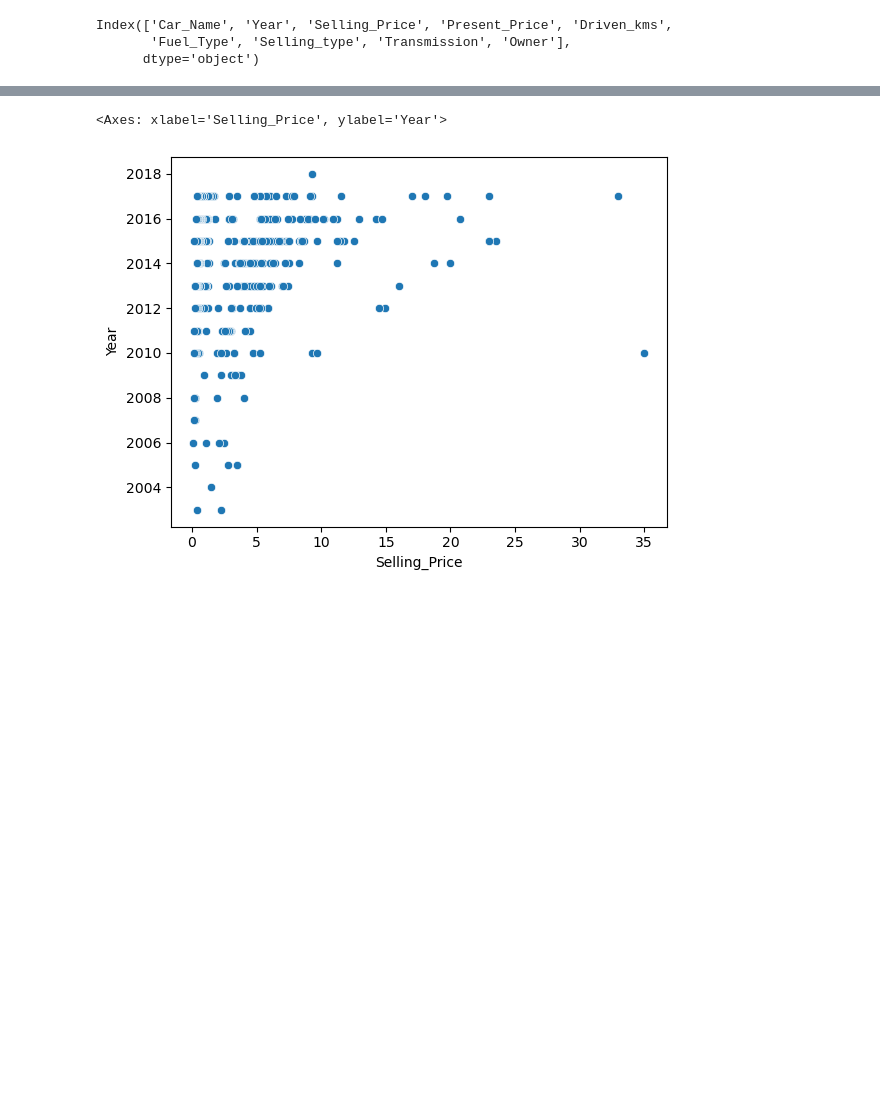
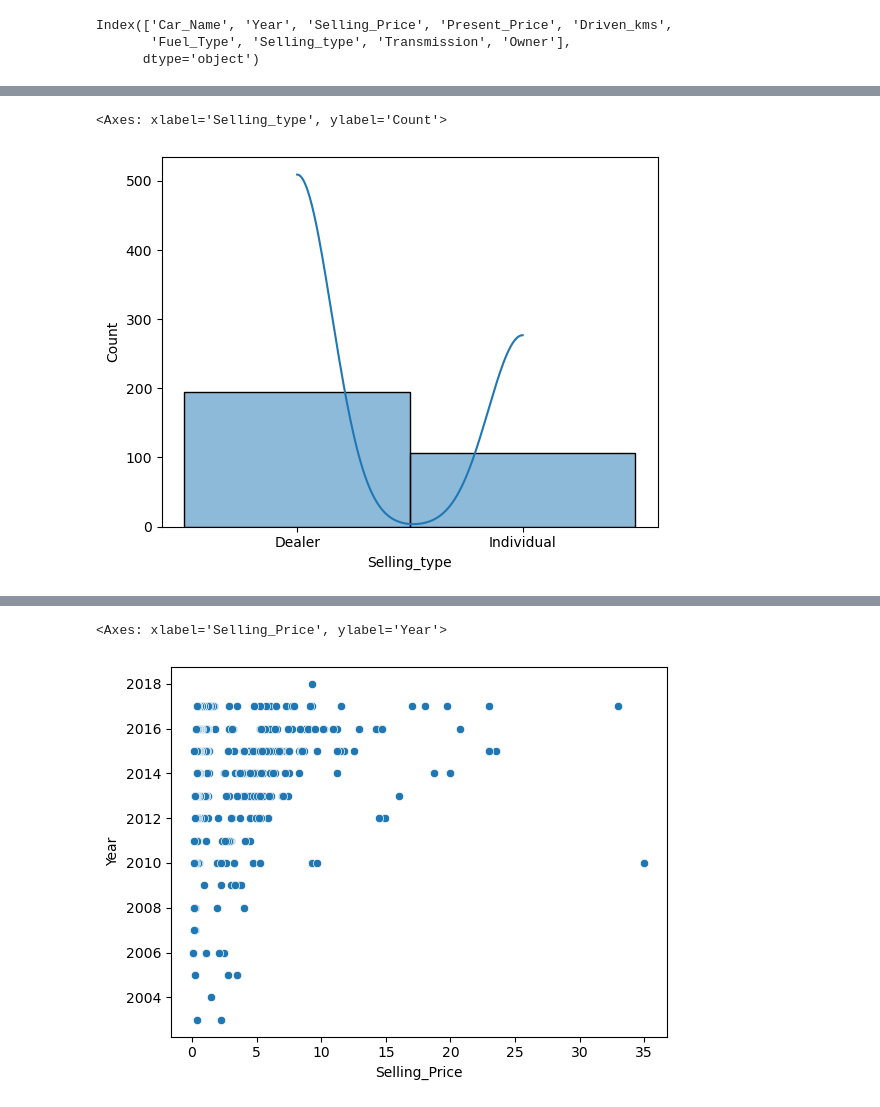
Before and after one commit to aumpanara-art/Car-Price-Prediction-with-M.L., a Jupyter notebook: Car-Prediction.ipynb, the cells around one changed output, grey strips where cells are left out. Drawn from its saved outputs; the diff is of its cells as text; code cells hidden in the pictures; blank space fills up the shorter version.

```diff
--- a/Car-Prediction.ipynb
+++ b/Car-Prediction.ipynb
@@ -107,0 +155,5 @@ Index(['Car_Name', 'Year', 'Selling_Price', 'Present_Price', 'Driven_kms',
+# %%
+sns.histplot(x=df['Selling_type'] , kde=True)
+# %% [output]
+<Axes: xlabel='Selling_type', ylabel='Count'>
+[figure, added]
```
Also changed, not shown: parts of 13 cells of this notebook.
